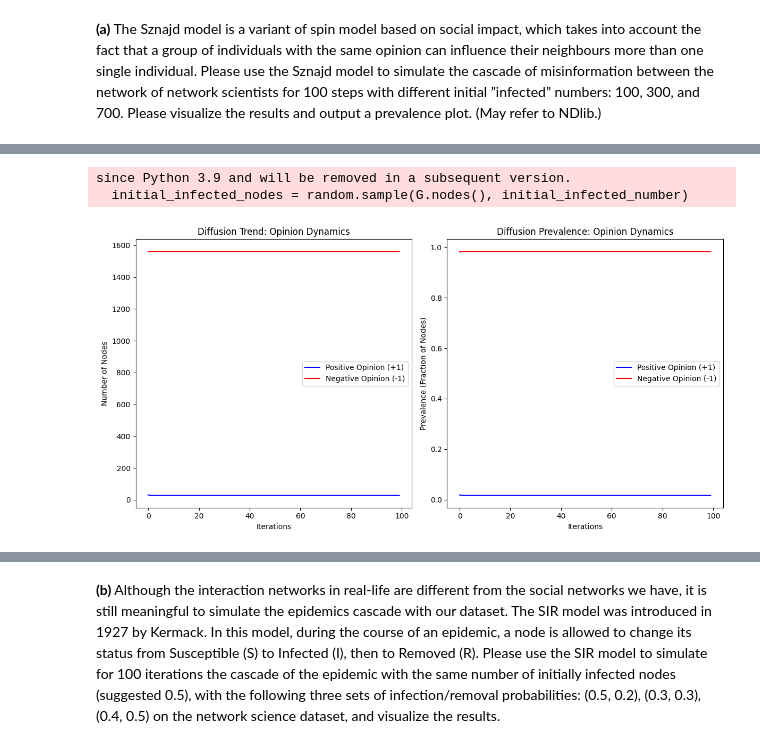
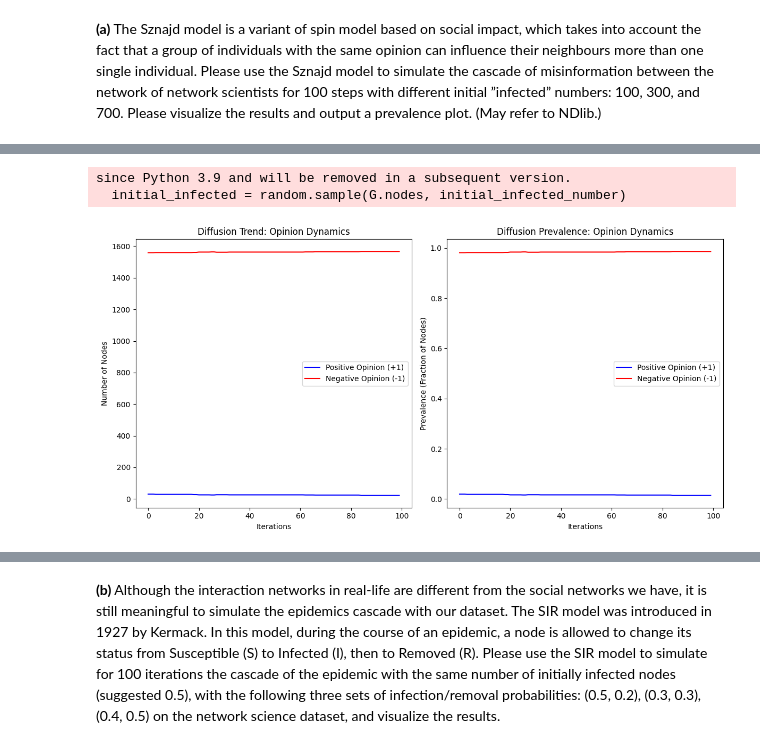
Before and after one commit to pariaighanian/Analysis_of_Complex_Netwroks, a Jupyter notebook: Assignment_7.ipynb, the cells around one changed output, grey strips where cells are left out. Saved outputs shown, nothing was run; the diff lists cells and outputs as text; code cells hidden in the pictures.

```diff
--- a/Assignment_7.ipynb
+++ b/Assignment_7.ipynb
@@ -175,8 +184,8 @@ since Python 3.9 and will be removed in a subsequent version.
 # %%
 # Run sznajd for initial infected number: 30
-sznajd_model(graph, initial_infected_number=30, number_iterations=100)
+sznajd_model_extended(graph, initial_infected_number=30, number_iterations=100, seed=42)
 # %% [output]
 since Python 3.9 and will be removed in a subsequent version.
-  initial_infected_nodes = random.sample(G.nodes(), initial_infected_number)
+  initial_infected = random.sample(G.nodes, initial_infected_number)
-[figure, old version]
+[figure, new version]
 # %%
```
Also changed, not shown: parts of 21 cells of this notebook.
